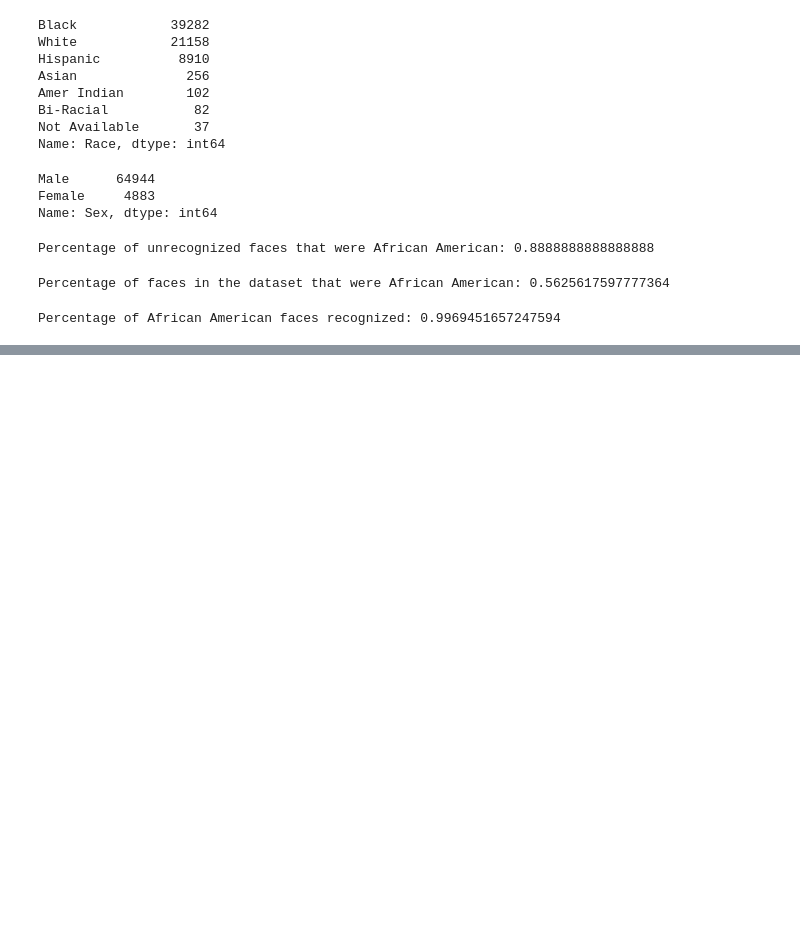
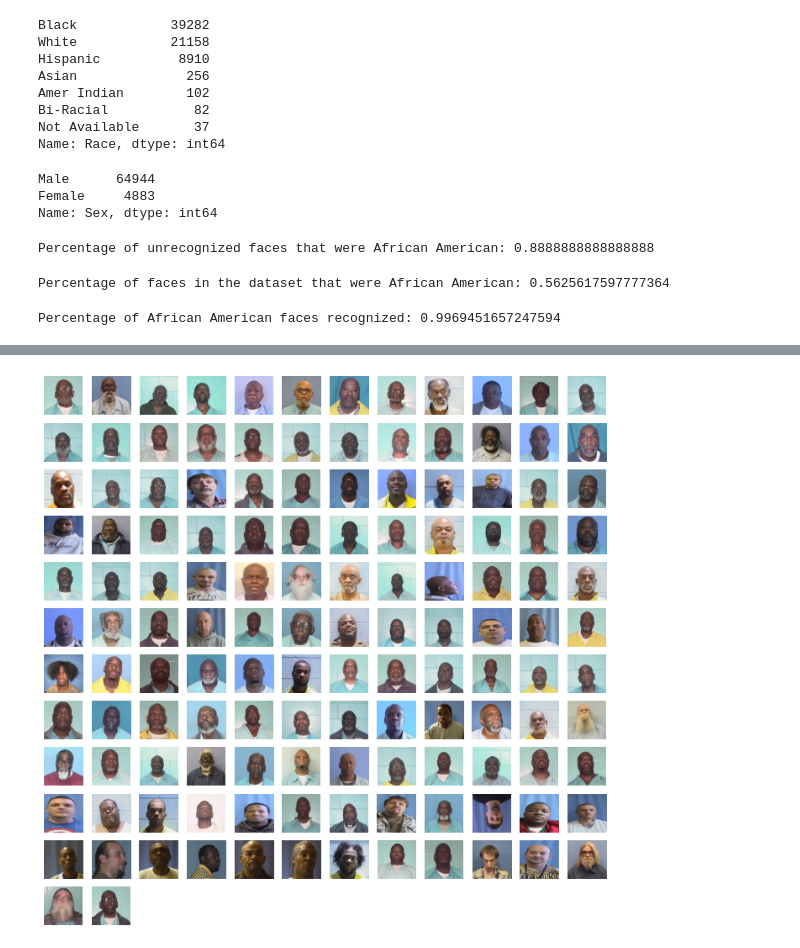
Before and after one commit to Nathaniel-github/AlgorithmicBias, a Jupyter notebook: CycleGAN/InitialAnalysis.ipynb, the cells around one changed output, grey strips where cells are left out. Drawn from its saved outputs; the diff is of its cells as text; code cells hidden in the pictures; blank space fills up the shorter version.

```diff
--- a/CycleGAN/InitialAnalysis.ipynb
+++ b/CycleGAN/InitialAnalysis.ipynb
@@ -199,0 +188,12 @@ for i in fs[fs=='Male'].index:
+# %%
+n = 1
+
+fig = plt.figure(figsize=(12, 12))
+
+for i in fs[fs=='Male'].index:
+    fig.add_subplot(12, 12, n)
+    plt.imshow(mpimg.imread(f"/Users/nathaniel/Downloads/mugshots/front/front/{failed_images[i]}"))
+    plt.axis('off')
+    n += 1
+# %% [output]
+[figure, added]
```
Also changed, not shown: parts of 25 cells of this notebook.
